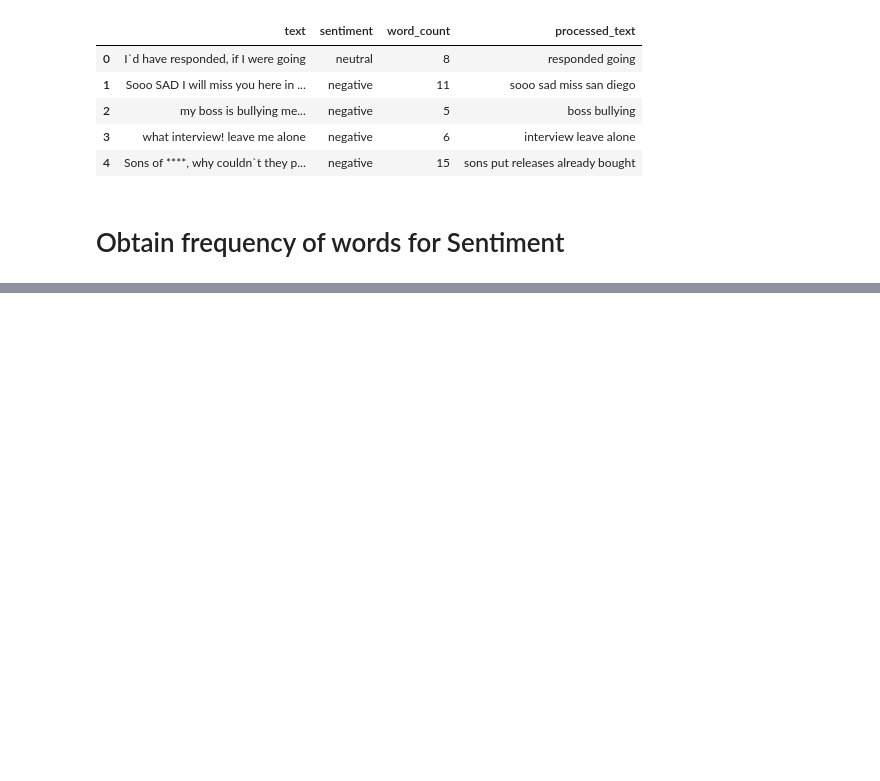
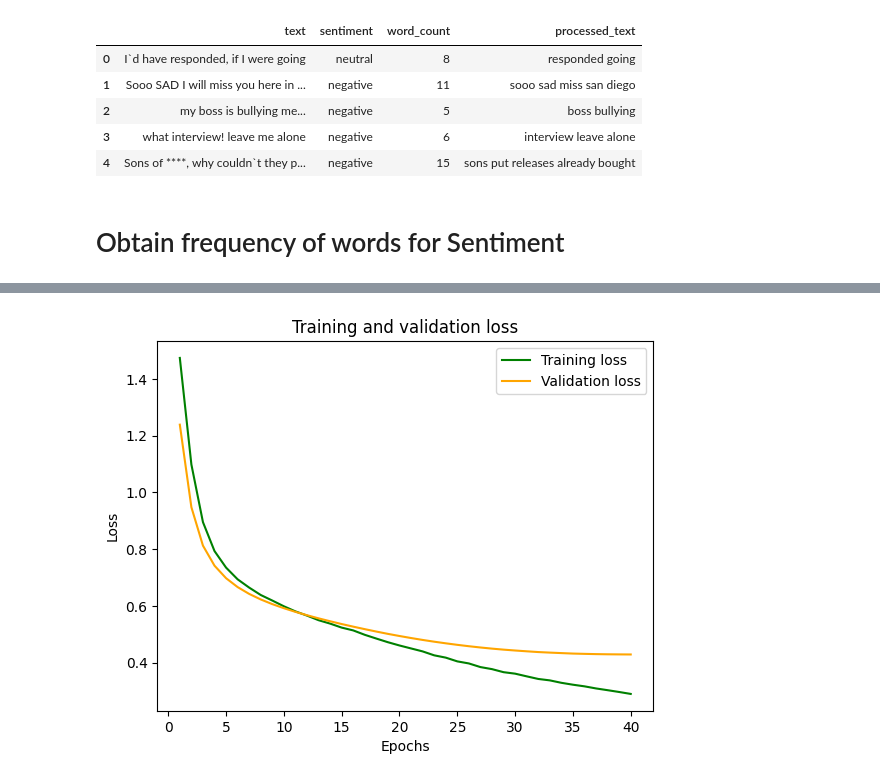
Before and after one commit to felix101930/Sentiment-Analysis, a Jupyter notebook: Sent_Anal.ipynb, the cells around one changed output, grey strips where cells are left out. Saved outputs shown, nothing was run; the diff lists cells and outputs as text; code cells hidden in the pictures; blank space fills up the shorter version.

```diff
--- a/Sent_Anal.ipynb
+++ b/Sent_Anal.ipynb
@@ -251,0 +637,4 @@ X_tra
+# %%
+train_ds = raw_train_ds.map(vectorize_text)
+val_ds = raw_val_ds.map(vectorize_text)
+test_ds = raw_test_ds.map(vectorize_text)
@@ -251,0 +649,20 @@ X_tra
+# %%
+dnn_model = Sequential([
+    layers.Dense(64, activation = "tanh"),
+    layers.Dropout(0.1),
+    layers.Dense(32, activation = "tanh"),
+    layers.Dropout(0.1),
+    layers.Dense(3)
+])
+
+dnn_model.compile(
+    loss = losses.SparseCategoricalCrossentropy(from_logits = True),
+    optimizer = optimizers.Adam(learning_rate = 0.00001),
+    metrics = ["accuracy"]
+)
+
+history = dnn_model.fit(
+    train_ds,
+    epochs = 40,
+    validation_data = val_ds
+)
@@ -251,0 +696,22 @@ X_tra
+# %%
+history_dict = history.history
+history_dict.keys()
+
+acc = history_dict["accuracy"]
+val_acc = history_dict["val_accuracy"]
+loss = history_dict["loss"]
+val_loss = history_dict["val_loss"]
+
+epochs = range(1, len(acc) + 1)
+
+plt.plot(epochs, loss, color = "green", label = "Training loss")
+
+plt.plot(epochs, val_loss, color = "orange", label = "Validation loss")
+plt.title("Training and validation loss")
+plt.xlabel("Epochs")
+plt.ylabel("Loss")
+plt.legend()
+
+plt.show()
+# %% [output]
+[figure, added]
```
Also changed, not shown: parts of 73 cells of this notebook.
